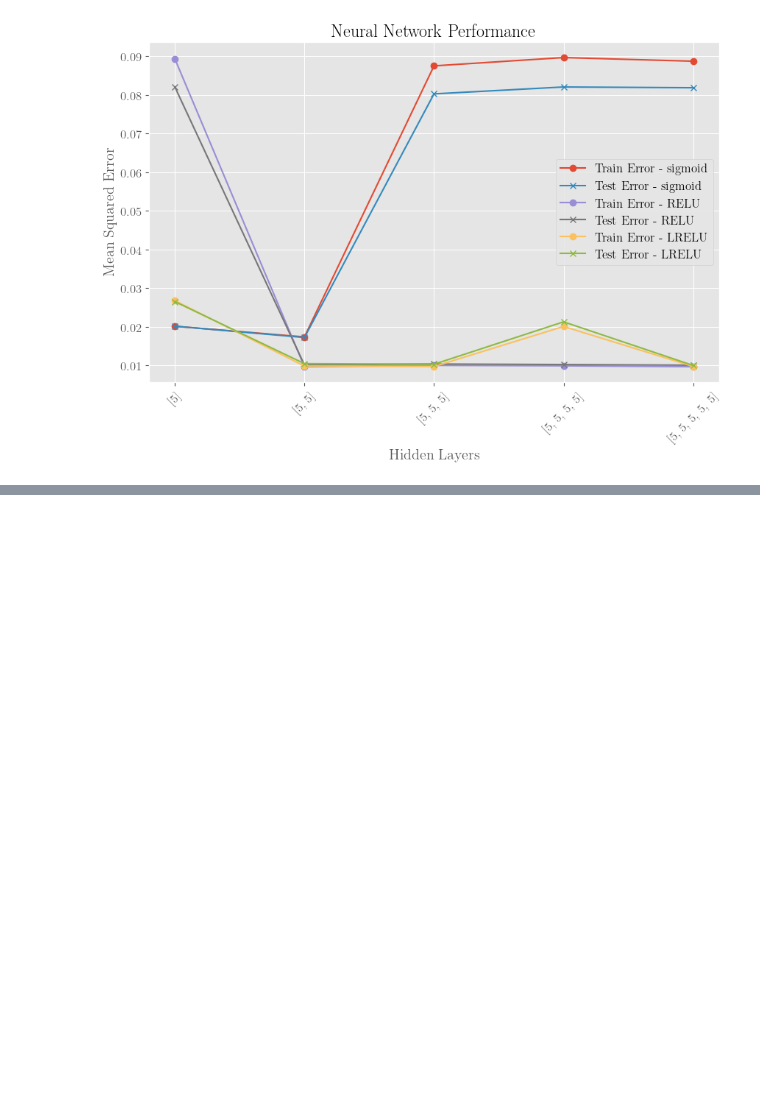
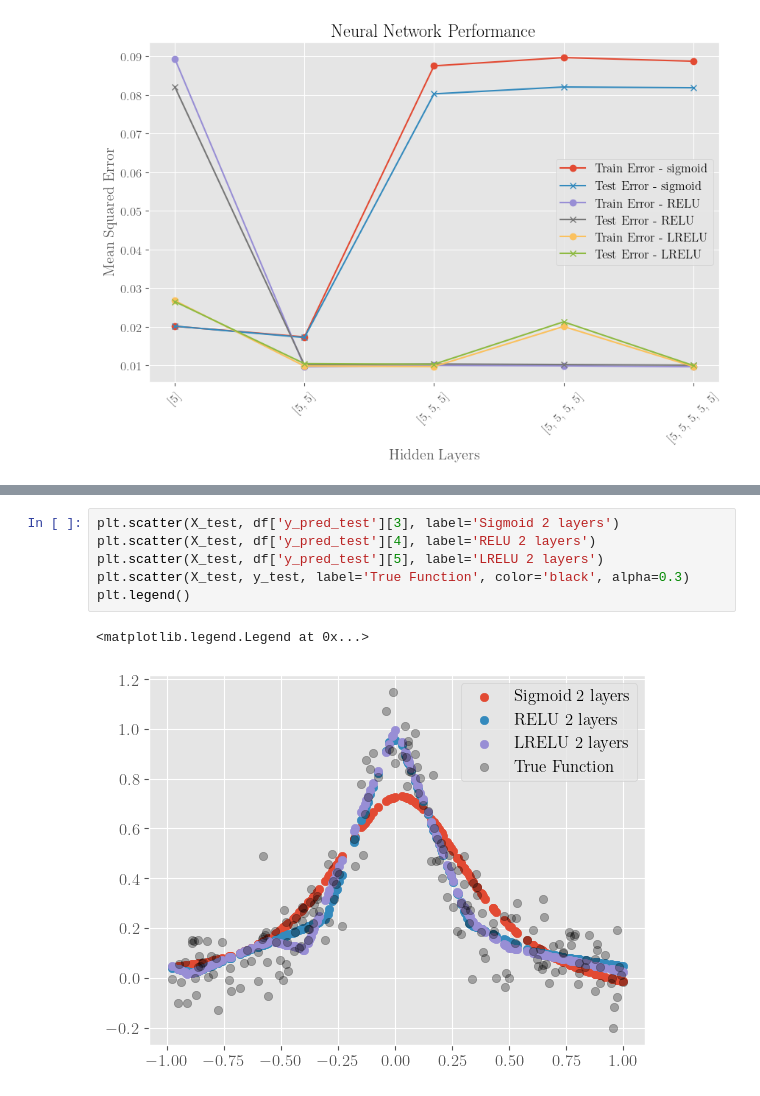
Before and after one commit to kjes4pres/Project_2_FYSSTK, a Jupyter notebook: Code/Kjersti/part_d.ipynb, the cells around one changed output, grey strips where cells are left out. Drawn from its saved outputs; the diff is of its cells as text; blank space fills up the shorter version.

```diff
--- a/Code/Kjersti/part_d.ipynb
+++ b/Code/Kjersti/part_d.ipynb
@@ -168,0 +157,9 @@ plt.show()
+# %%
+plt.scatter(X_test, df['y_pred_test'][3], label='Sigmoid 2 layers')
+plt.scatter(X_test, df['y_pred_test'][4], label='RELU 2 layers')
+plt.scatter(X_test, df['y_pred_test'][5], label='LRELU 2 layers')
+plt.scatter(X_test, y_test, label='True Function', color='black', alpha=0.3)
+plt.legend()
+# %% [output]
+<matplotlib.legend.Legend at 0x...>
+[figure, added]
```
Also changed, not shown: parts of 7 cells of this notebook.
